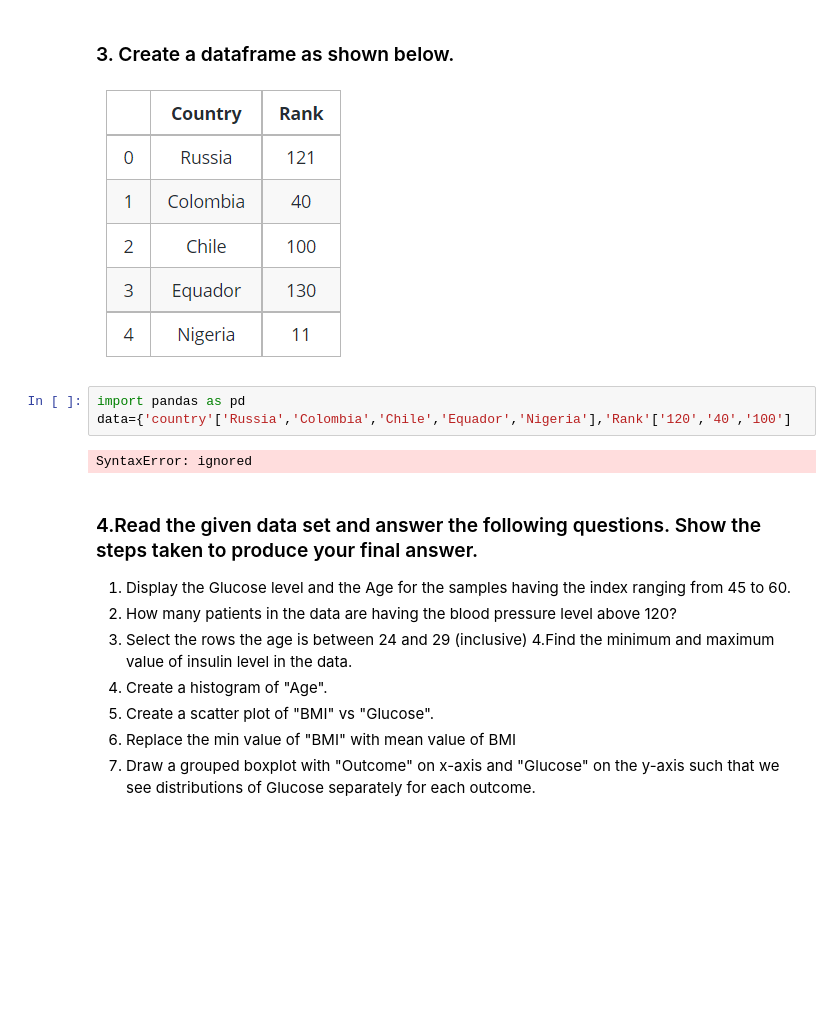
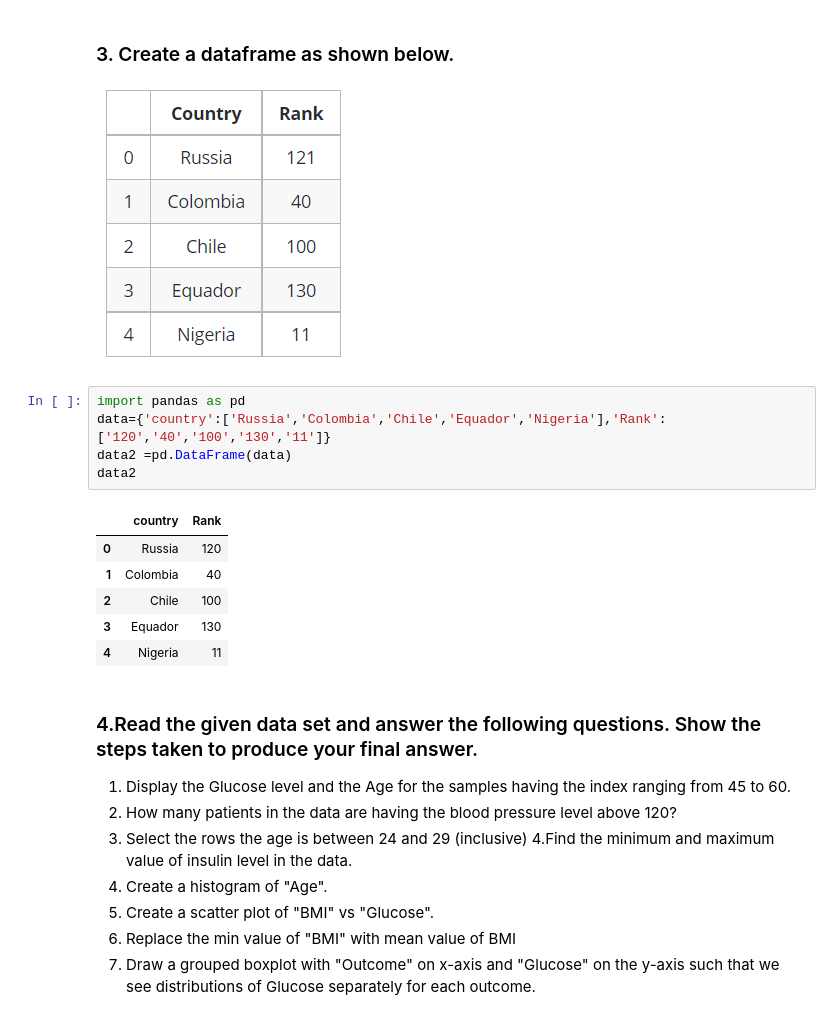
Before and after one commit to pravi1987/Copy-of-Week-03-Python-for-DS.ipynb, a Jupyter notebook: Copy_of_Copy_of_Week_03_Python_for_DS.ipynb, the cells around one changed output. Saved outputs shown, nothing was run; the diff lists cells and outputs as text; blank space fills up the shorter version.

```diff
--- a/Copy_of_Copy_of_Week_03_Python_for_DS.ipynb
+++ b/Copy_of_Copy_of_Week_03_Python_for_DS.ipynb
@@ -28,9 +28,16 @@ array([[ 9, 11]])
 ![image.png](embedded-picture-1)
 # %%
 import pandas as pd
-data={'country'['Russia','Colombia','Chile','Equador','Nigeria'],'Rank'['120','40','100']
+data={'country':['Russia','Colombia','Chile','Equador','Nigeria'],'Rank':['120','40','100','130','11']}
+data2 =pd.DataFrame(data)
+data2
 # %% [output]
-SyntaxError: ignored
+|  | country | Rank |
+| 0 | Russia | 120 |
+| 1 | Colombia | 40 |
+| 2 | Chile | 100 |
+| 3 | Equador | 130 |
+| 4 | Nigeria | 11 |
 # %% [markdown]
 ### 4.Read the given data set and answer the following questions. Show the steps taken to produce your final answer.
 
```
Also changed, not shown: parts of 1 cell of this notebook.
